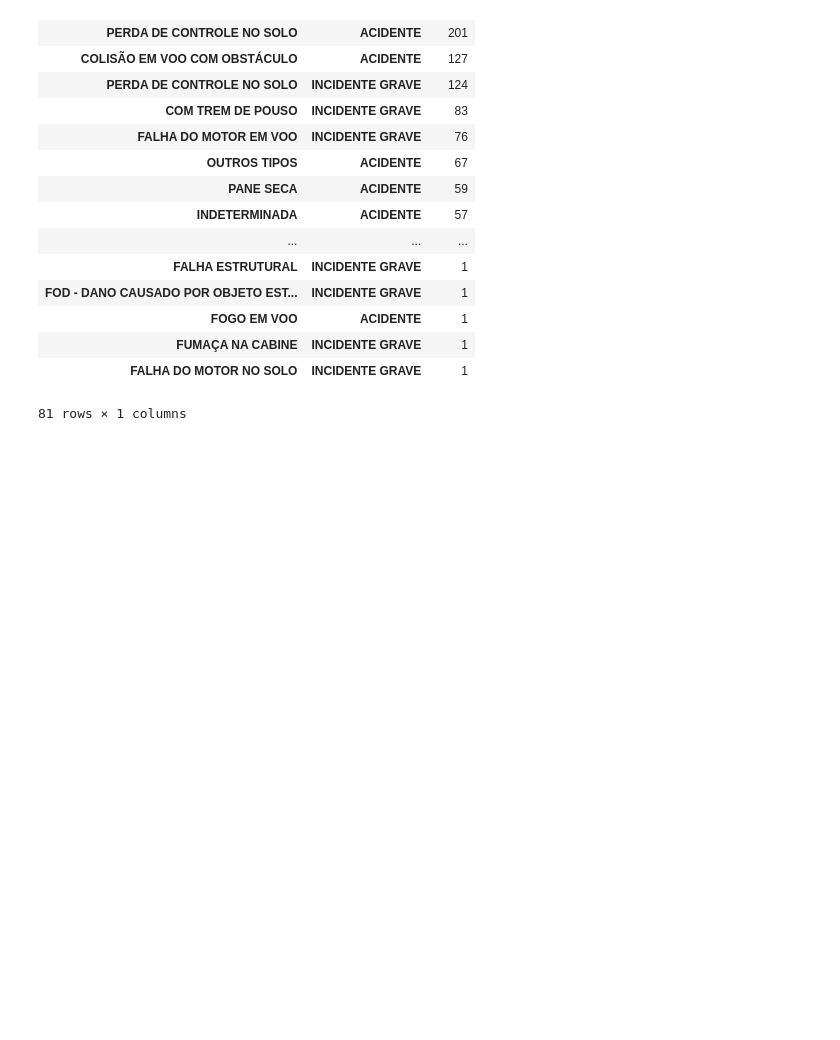
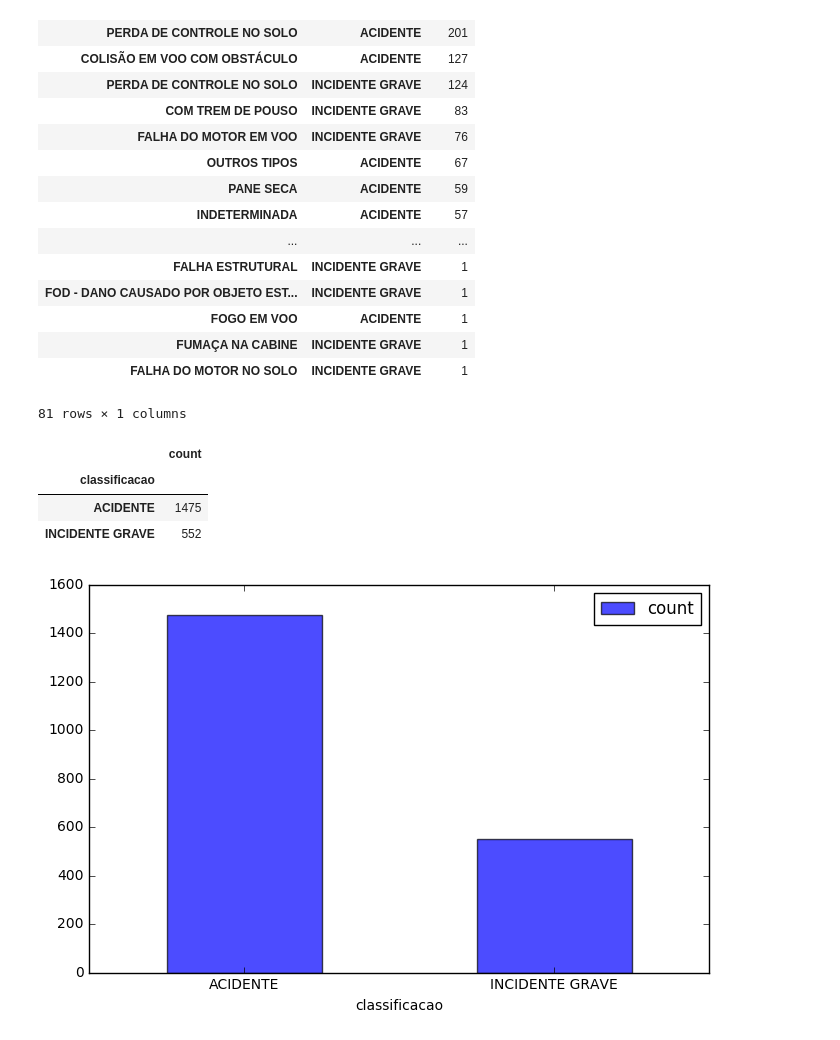
Before and after one commit to AlexandreLima/dataset_desatre_avioes, a Jupyter notebook: Acidentes.ipynb, the cells around one changed output. Cells and saved outputs as stored; diff of their text form; code cells hidden in the pictures; blank space fills up the shorter version.

Commit message:
Alteralção com primeiro pyplot

```diff
--- a/Acidentes.ipynb
+++ b/Acidentes.ipynb
@@ -13,8 +13,8 @@
 #carregando datasets
 import pandas as pd
 # %%
-aeronaves_dataset = pd.read_csv('DataSet/aeronave.csv')
-ocorrencia_dataset = pd.read_csv('DataSet/ocorrencia.csv')
+aeronaves_dataset = pd.read_csv('DataSet/aeronave.csv', encoding='utf-8')
+ocorrencia_dataset = pd.read_csv('DataSet/ocorrencia.csv', encoding='utf-8')
 # %%
 aeronaves_dataset.info()
 # %% [output]
@@ -112,0 +117,25 @@ df_agrupamento_incididentes
+# %%
+# Ocorrência por
+
+df_ocorrencia_classificacao =  ocorrencia_dataset.groupby(['classificacao'])['classificacao'].agg(['count']).sort_values('count', ascending = False)
+# %%
+
+df_ocorrencia_classificacao.head()
+# %% [output]
+|  | count |
+| classificacao |  |
+| ACIDENTE | 1475 |
+| INCIDENTE GRAVE | 552 |
+# %%
+import matplotlib.pyplot as plt #Para plotagem
+import random
+
+df_ocorrencia_classificacao.plot(kind='bar', figsize=(8,5), alpha=.7)
+
+plt.xticks(rotation=0)
+#plt.xlabel('CLASSIFICAÇÃO DA OCORRÊNCIA')
+#lt.ylabel('QUANTIDADE')
+#plt.title('QUANTIDADE DE OCORRÊNCIAS POR CLASSIFICAÇÃO \n Total: ' + str(df_ocorrencia_classificacao['count'].sum()) + ' ocorrências')
+plt.show()
+# %% [output]
+[figure, added]
```
Also changed, not shown: parts of 1 cell of this notebook.
